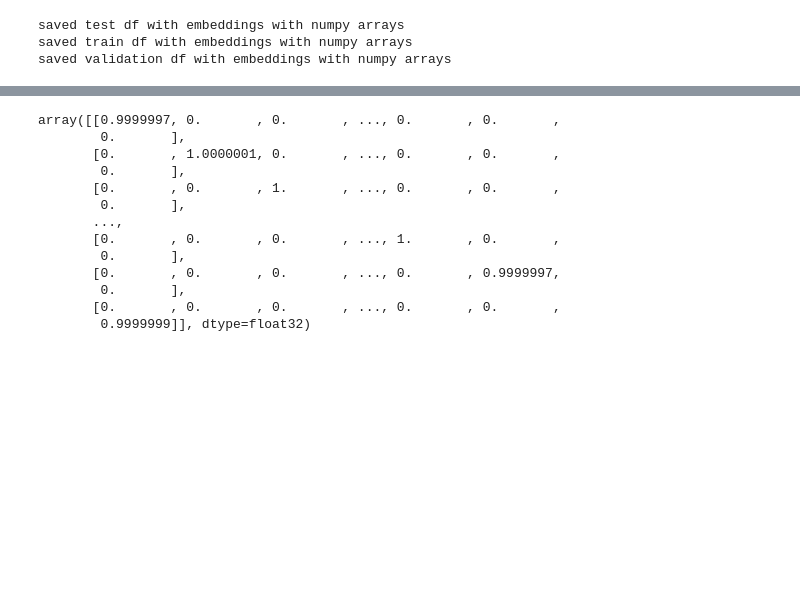
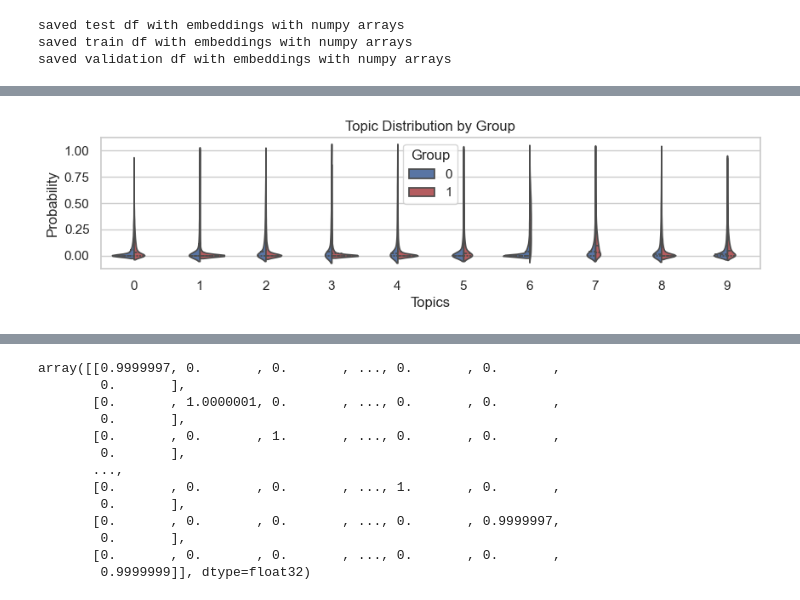
Before and after one commit to AdamLoydHarris/NLP_fake-news, a Jupyter notebook: Code/embedding_notebook.ipynb, the cells around one changed output, grey strips where cells are left out. Saved outputs shown, nothing was run; the diff lists cells and outputs as text; code cells hidden in the pictures; blank space fills up the shorter version.

```diff
--- a/Code/embedding_notebook.ipynb
+++ b/Code/embedding_notebook.ipynb
@@ -100,0 +229,11 @@ Requirement already satisfied: networkx in /Users/AdamHarris/miniconda3/envs/par
+# %%
+sns.set(style="whitegrid")
+
+plt.figure(figsize=(10, 2))
+sns.violinplot(x='Topic', y='Probability', hue='Group', data=df, split=True, inner='quart', palette={0: "b", 1: "r"})
+plt.xlabel('Topics')
+plt.ylabel('Probability')
+plt.title('Topic Distribution by Group')
+plt.show()
+# %% [output]
+[figure, added]
```
Also changed, not shown: parts of 21 cells of this notebook, 1 other file.
